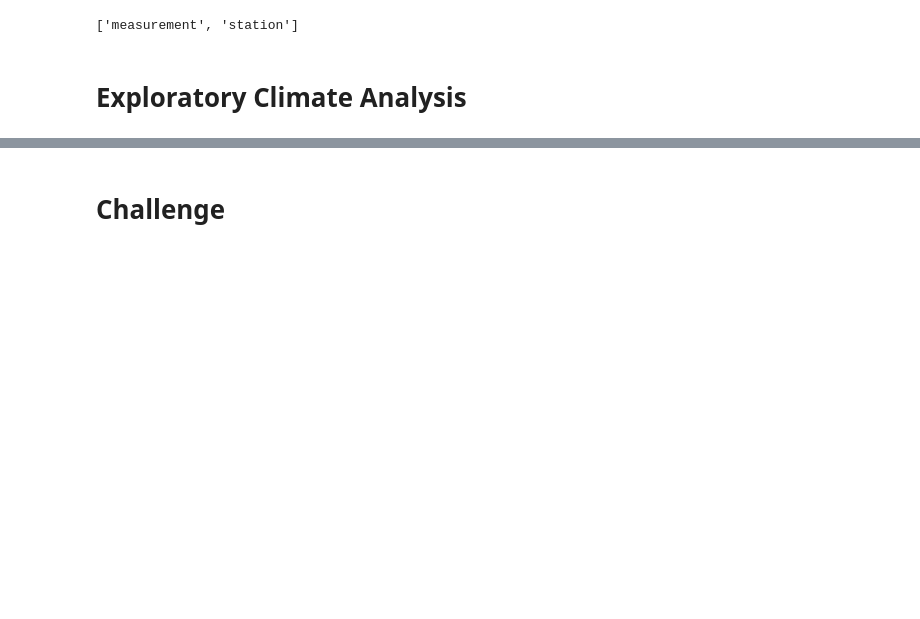
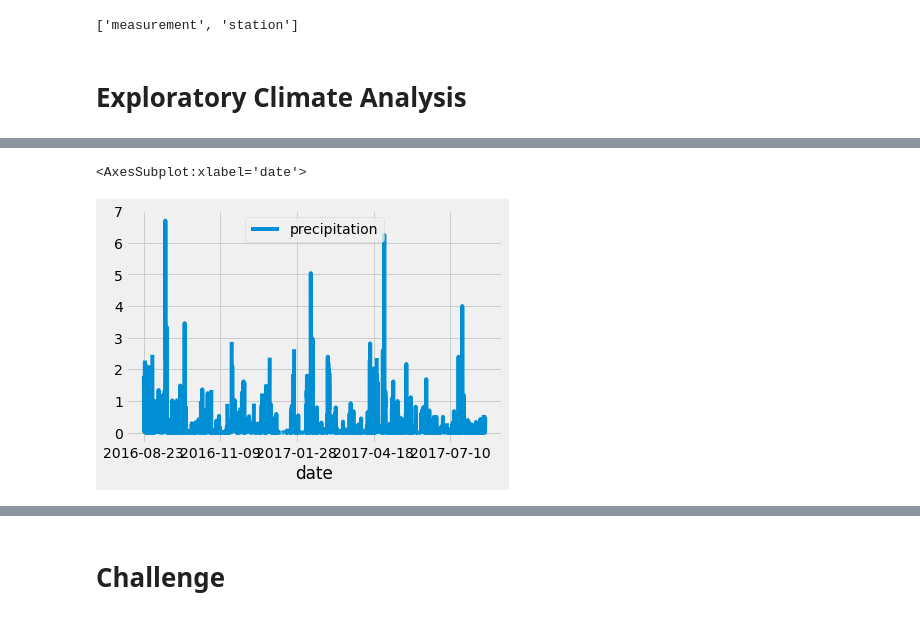
Before and after one commit to iparxan/surf_app, a Jupyter notebook: climate_analysis.ipynb, the cells around one changed output, grey strips where cells are left out. Drawn from its saved outputs; the diff is of its cells as text; code cells hidden in the pictures; blank space fills up the shorter version.

```diff
--- a/climate_analysis.ipynb
+++ b/climate_analysis.ipynb
@@ -57,2 +81,7 @@ session = Session(engine)
+# %%
+df.plot()
+# %% [output]
+<AxesSubplot:xlabel='date'>
+[figure, added]
 # %%
 # Use Pandas to calcualte the summary statistics for the precipitation data
```
Also changed, not shown: parts of 8 cells of this notebook.
